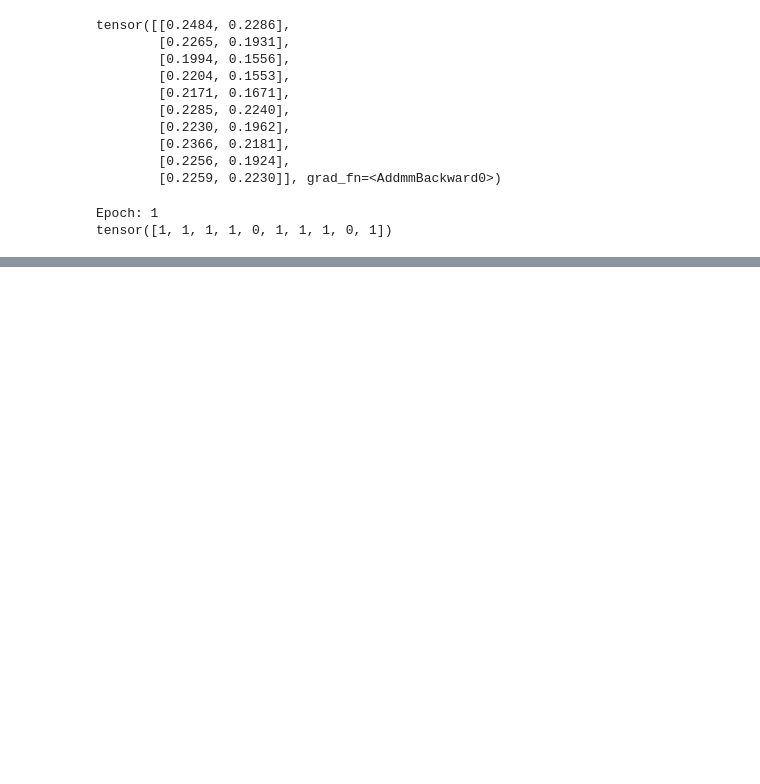
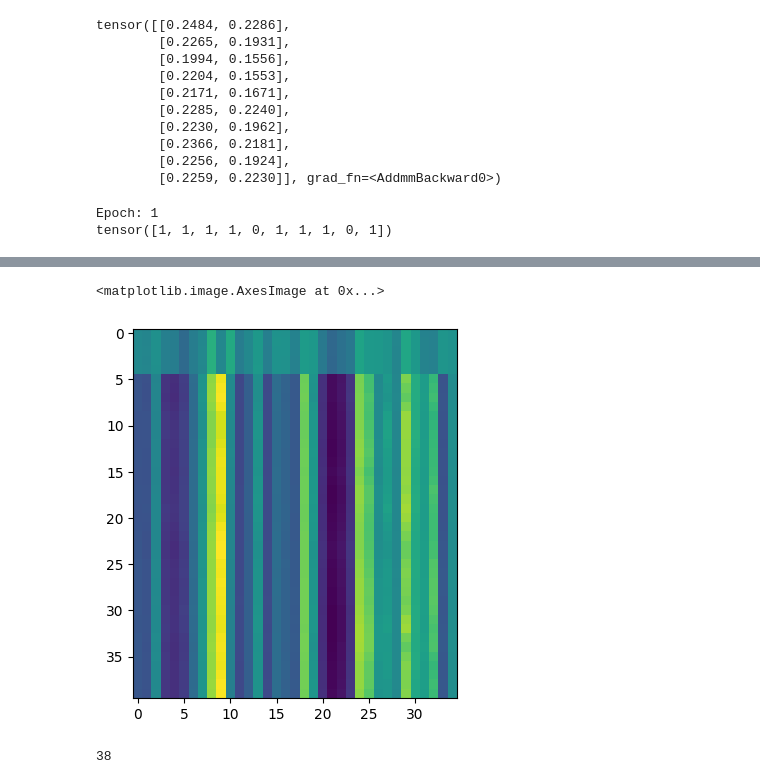
Before and after one commit to brandonlpanos/mvts, a Jupyter notebook: src/scratch.ipynb, the cells around one changed output, grey strips where cells are left out. Saved outputs shown, nothing was run; the diff lists cells and outputs as text; code cells hidden in the pictures; blank space fills up the shorter version.

```diff
--- a/src/scratch.ipynb
+++ b/src/scratch.ipynb
@@ -166,0 +278,6 @@ tensor([1, 1, 1, 1, 0, 1, 1, 1, 0, 1])
+# %%
+import matplotlib.pyplot as plt
+plt.imshow(embedding.detach().numpy())
+# %% [output]
+<matplotlib.image.AxesImage at 0x...>
+[figure, added]
@@ -166,0 +306,6 @@ tensor([1, 1, 1, 1, 0, 1, 1, 1, 0, 1])
+# %%
+import pandas as pd
+df = pd.read_csv(f'../data/long/{original_file_indx}.csv')
+df.shape[0]
+# %% [output]
+38
```
Also changed, not shown: parts of 11 cells of this notebook, 1 other file.
